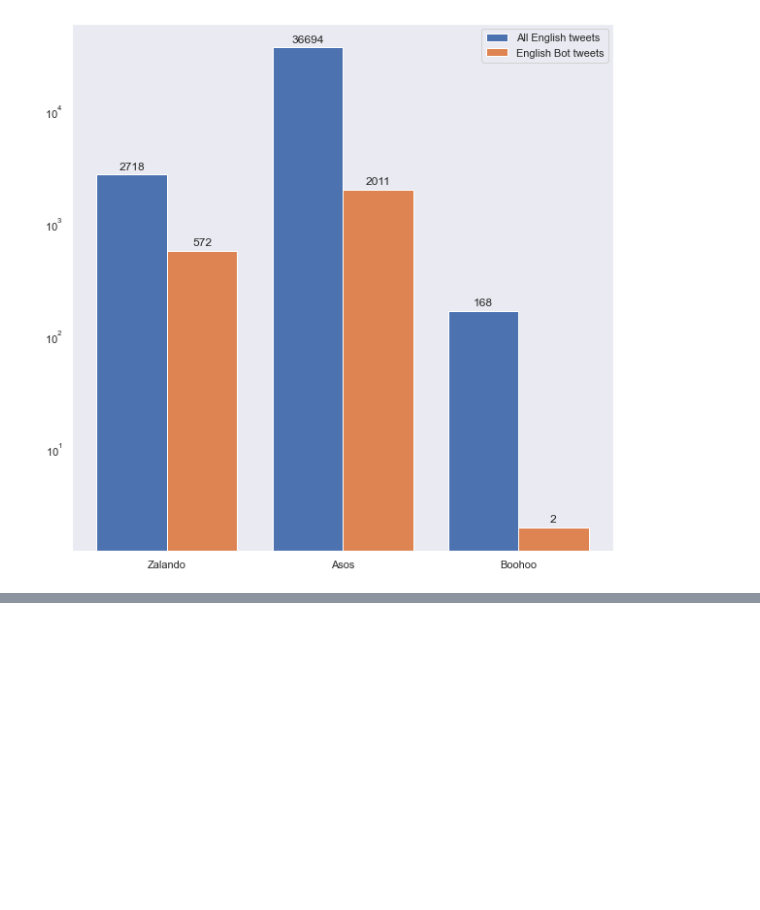
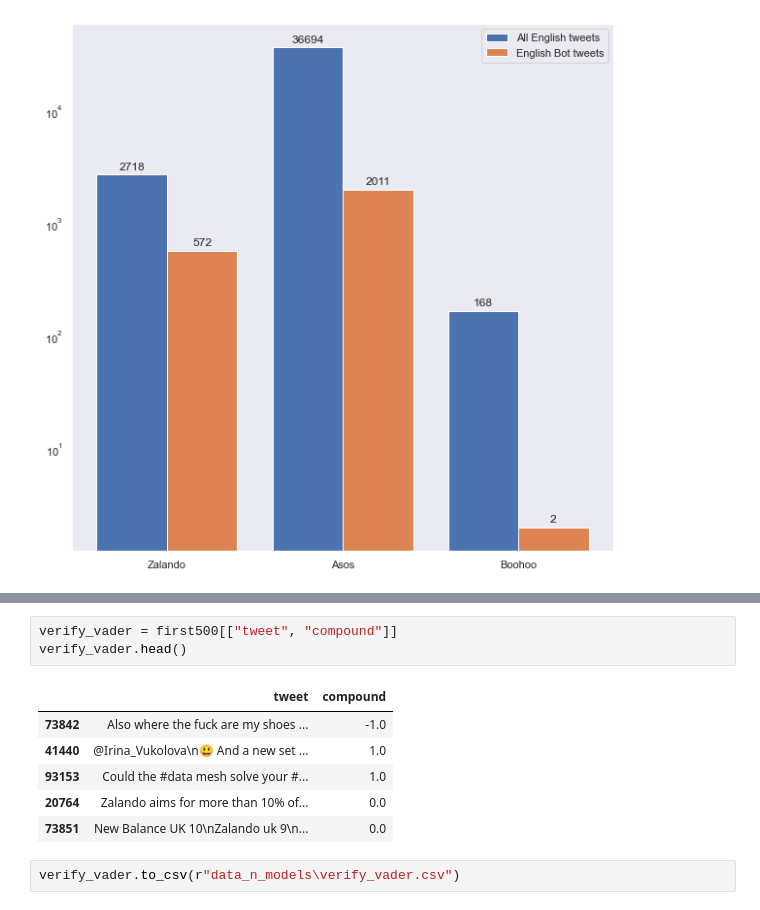
Before and after one commit to C-JoGit/Zalando_Analytics_HWR_BIPM, a Jupyter notebook: bot_analysis.ipynb, the cells around one changed output, grey strips where cells are left out. Saved outputs shown, nothing was run; the diff lists cells and outputs as text; blank space fills up the shorter version.

Commit message:
verification
csv for vader verification exported. de_df_labelled.pkl moved to appropriate folder. Labels renamed

```diff
--- a/bot_analysis.ipynb
+++ b/bot_analysis.ipynb
@@ -356,0 +400,12 @@ plt.show(rects1)
+# %%
+verify_vader = first500[["tweet", "compound"]]
+verify_vader.head()
+# %% [output]
+|  | tweet | compound |
+| 73842 | Also where the fuck are my shoes ... | -1.0 |
+| 41440 | @Irina_Vukolova\n😃 And a new set ... | 1.0 |
+| 93153 | Could the #data mesh solve your #... | 1.0 |
+| 20764 | Zalando aims for more than 10% of... | 0.0 |
+| 73851 | New Balance UK 10\nZalando uk 9\n... | 0.0 |
+# %%
+verify_vader.to_csv(r"data_n_models\verify_vader.csv")
```
Also changed, not shown: parts of 7 cells of this notebook, 3 other files.
